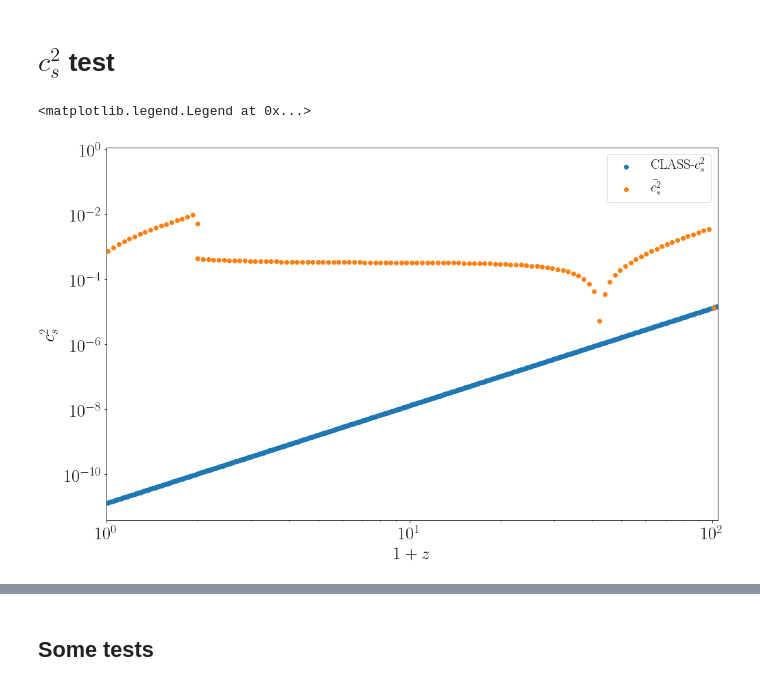
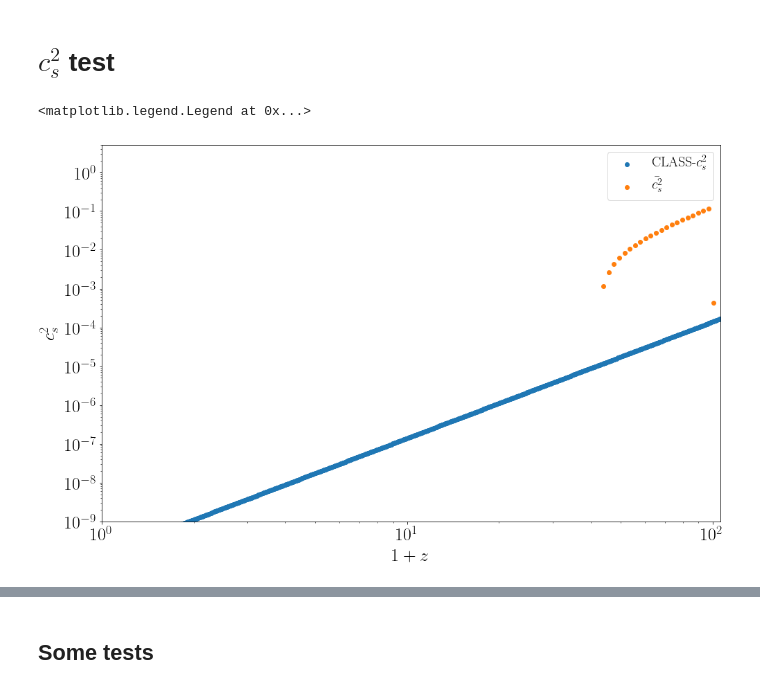
Before and after one commit to FarbodHassani/k-evolution_devel, a Jupyter notebook: Notebooks/kevolutoin_vs_hiclass.ipynb, the cells around one changed output, grey strips where cells are left out. Cells and saved outputs as stored; diff of their text form; code cells hidden in the pictures.

```diff
--- a/Notebooks/kevolutoin_vs_hiclass.ipynb
+++ b/Notebooks/kevolutoin_vs_hiclass.ipynb
@@ -266,28 +288,54 @@ plt.legend(fontsize=20)
 # %% [markdown]
 #  $c_s^2$ test
 # %%
+#####################
+phi_smg = interp1d(class_file[:,0], class_file[:,28])
+phi_prime = interp1d(class_file[:,0], class_file[:,29])
+
+H_class = interp1d(class_file[:,0], class_file[:,3])
+cs2 = interp1d(class_file[:,0], class_file[:,26])
+p = interp1d(class_file[:,0], class_file[:,19])
+rho = interp1d(class_file[:,0], class_file[:,18])
+
+rho_cdm = interp1d(class_file[:,0], class_file[:,10])
+rho_b = interp1d(class_file[:,0], class_file[:,9])
+
+rho_crt = interp1d(class_file[:,0], class_file[:,12])
+alpha_k = interp1d(class_file[:,0], class_file[:,22])
+
+phi_gev = interp1d(avg_file[:,0],avg_file[:,1])
+phi_prime_gev = interp1d(avg_file[:,0],avg_file[:,2])
+
+redshift = interp1d(class_file[:,0], class_file[:,2])
+
+#####################
 plt.figure(figsize=(16,10))
 plt.rc('text', usetex=True)
 font = {'family' : 'normal',
         'weight' : 'bold',
         'size'   : text_size}
 plt.rc('font', **font)
 
 
-plt.plot(1+class_file[:,0],class_file[:,26],"o",label=r"CLASS-$c_s^2$")
-plt.plot(1+avg_file[:,0],np.abs(avg_file[:,5]),"o",label=r"$\bar{c_s^2}$")
+# plt.plot(1+class_file[:,0],class_file[:,26],"o",label=r"CLASS-$c_s^2$")
+a = 1./(1+class_file[:,0])
+X = class_file[:,29]**2/(2.0 * a**2)
+dKdX = (rho(class_file[:,0]) + p(class_file[:,0]))/(2.0 * X)
+plt.plot(1+class_file[:,0],dKdX,"o",label=r"CLASS-$c_s^2$")
+
+plt.plot(1+avg_file[:,0],avg_file[:,5],"o",label=r"$\bar{c_s^2}$")
 
 
 plt.ylabel(r"$c_s^2$")
 plt.xlabel(r"$1+z$")
-plt.xlim(1, 104 )
-# plt.ylim(-1.e-2, 0.2)
+plt.xlim(1, 106 )
+plt.ylim(1.e-9, 5.e0)
 plt.yscale('log')
 plt.xscale('log')
 plt.legend(fontsize=20)
 # %% [output]
 <matplotlib.legend.Legend at 0x...>
-[figure, old version]
+[figure, new version]
 # %%
 plt.figure(figsize=(16,10))
 plt.rc('text', usetex=True)
```
Also changed, not shown: parts of 4 cells of this notebook.
